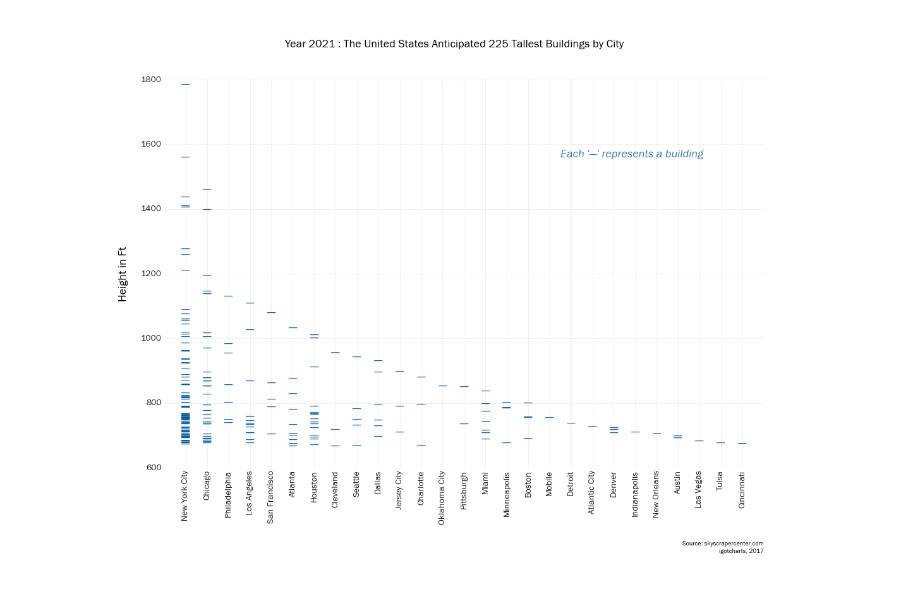
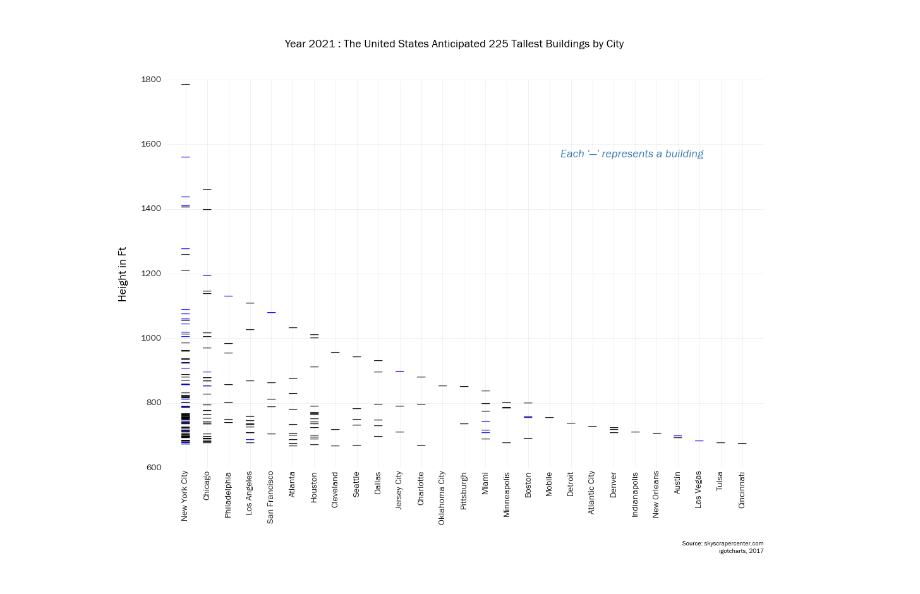
Before and after one commit to igotcharts/charts_and_more_charts, a Jupyter notebook: notebooks/Skyscrapers.ipynb, the cells around one changed output. Saved outputs shown, nothing was run; the diff lists cells and outputs as text; code cells hidden in the pictures.

Commit message:
added color code function

```diff
--- a/notebooks/Skyscrapers.ipynb
+++ b/notebooks/Skyscrapers.ipynb
@@ -10,6 +10,14 @@ skyscraper = pd.read_csv('US_skyscraper.csv') #pull in data
 skyscraper['City_Recode'] = charts_function_list.numeric_code(skyscraper,'City') #recode City to numeric value
 # %%
 os.chdir(output)
+# %%
+def completed(series,color1,color2):
+    if series<=2017:
+        return color1
+    else:
+        return color2
+
+skyscraper['Completed_Color_Code']= skyscraper['Completed'].apply(completed,color1='black',color2='blue')
 # %%
 #set transparency variable
 a=.9
@@ -24,34 +32,34 @@ ax = fig.add_subplot(111)
 
 for item in range(len(skyscraper)):
     ax.text(skyscraper['City_Recode'][item],skyscraper['Height (ft)'][item],'\u2014',ha='center',alpha=.9,
-            color='#08589e',fontsize=20)
+            color=skyscraper['Completed_Color_Code'][item],fontsize=20)
 #axis labels
 ax.set_ylabel('Height in Ft',fontsize=18,labelpad=20)
 
 #x-ticks
 ax.set_xticks([x for x in range(1,28)])
 ax.set_xticklabels(skyscraper['City'].unique(),rotation=90,fontsize=14,alpha=a)
 
 
 
 #limits
 ax.set_xlim(0,28)
 ax.set_ylim(600,1800)
 
 #yticks
 ax.set_yticklabels([int(x) for x in ax.get_yticks()],fontsize=14,alpha=a)
 
 #credits
 ax.text(1,-.2,'Source: skyscrapercenter.com',transform=ax.transAxes,ha='right')
 ax.text(1,-.22,'igotcharts, 2017',transform=ax.transAxes,ha='right')
 
 ax.text(.9,.8,'Each \'\u2014\' represents a building',color='#08589e',
         transform=ax.transAxes,fontsize=18,ha='right',fontstyle='italic',alpha=.8)
 os.chdir(output)
 
 
 
-plt.savefig('tallest_us_2021',
-            bbox_inches = 'tight', dpi = 300, pad_inches = .5,edgecolor = '#ffffff',facecolor = '#ffffff')
+#plt.savefig('tallest_us_2021',
+ #           bbox_inches = 'tight', dpi = 300, pad_inches = .5,edgecolor = '#ffffff',facecolor = '#ffffff')
 # %% [output]
-[figure, old version]
+[figure, new version]
```
